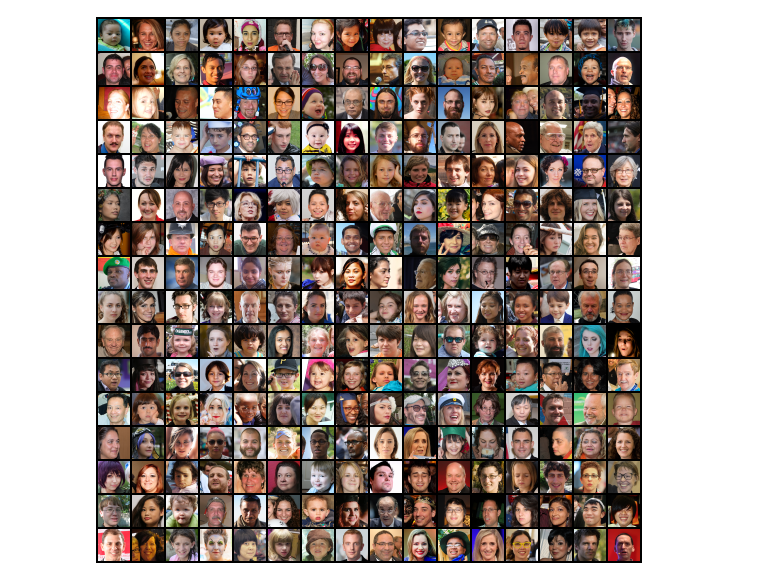
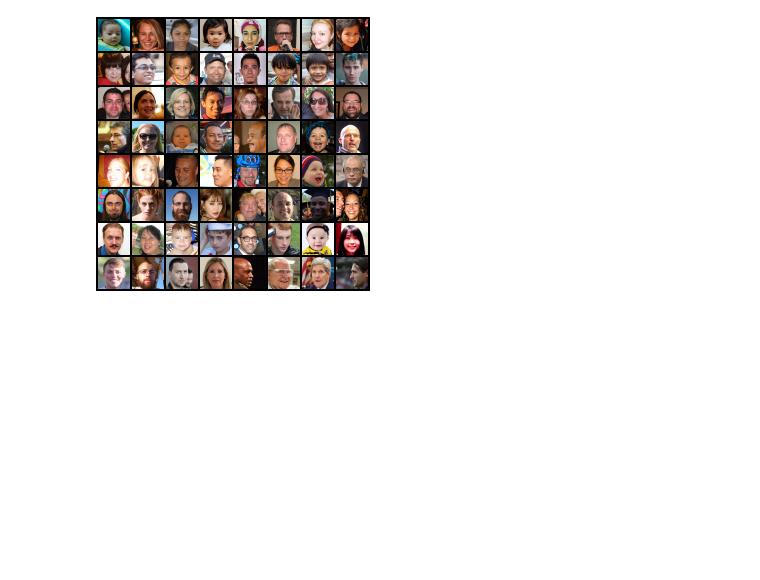
Before and after one commit to podgorskiy/DareBlopy, a Jupyter notebook: reading_records.ipynb, the cells around one changed output. Drawn from its saved outputs; the diff is of its cells as text; code cells hidden in the pictures; blank space fills up the shorter version.

```diff
--- a/reading_records.ipynb
+++ b/reading_records.ipynb
@@ -14,6 +14,6 @@ features={
 parser = db.RecordParser(features)
 shape, data = parser.parse_example(records)
 # %%
-db.utils.display_grid(data[:256], nrow=16)
+db.utils.display_grid(data[:64], nrow=8)
 # %% [output]
-[figure, old version]
+[figure, new version]
```
